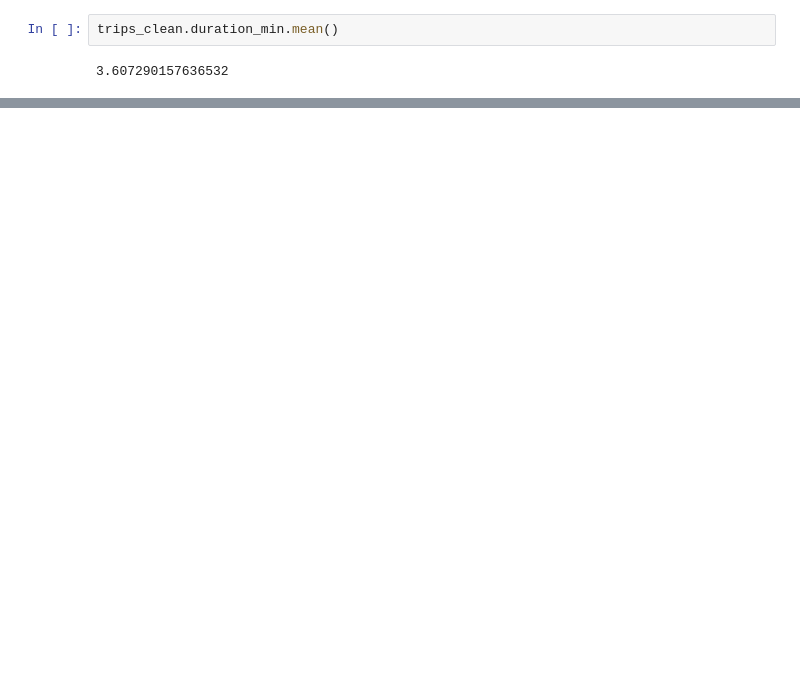
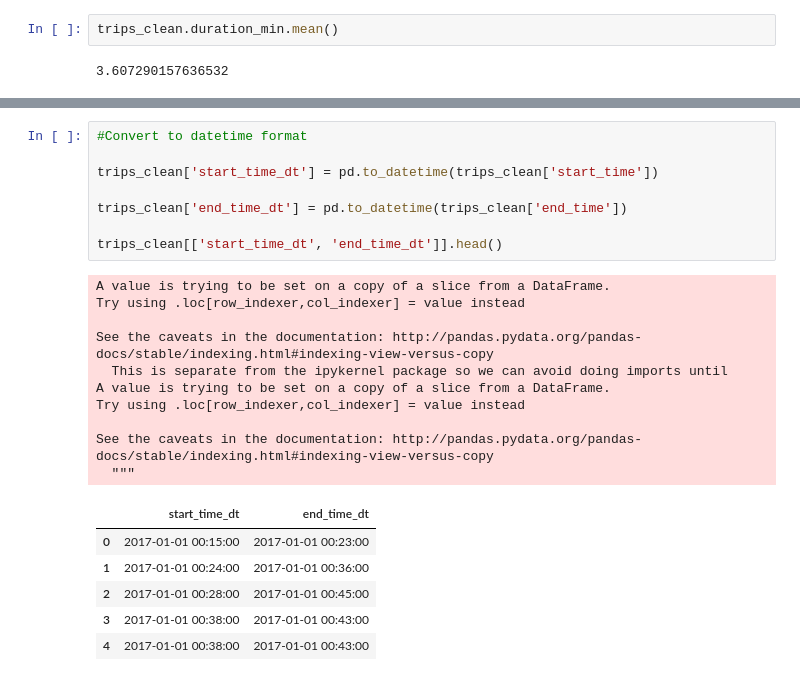
Before and after one commit to aclao89/LA_Metro_Bike, a Jupyter notebook: Untitled.ipynb, the cells around one changed output, grey strips where cells are left out. Cells and saved outputs as stored; diff of their text form; blank space fills up the shorter version.

```diff
--- a/Untitled.ipynb
+++ b/Untitled.ipynb
@@ -182,0 +225,25 @@ trips_clean.duration_min.mean()
+# %%
+#Convert to datetime format
+
+trips_clean['start_time_dt'] = pd.to_datetime(trips_clean['start_time'])
+
+trips_clean['end_time_dt'] = pd.to_datetime(trips_clean['end_time'])
+
+trips_clean[['start_time_dt', 'end_time_dt']].head()
+# %% [output]
+A value is trying to be set on a copy of a slice from a DataFrame.
+Try using .loc[row_indexer,col_indexer] = value instead
+
+See the caveats in the documentation: http://pandas.pydata.org/pandas-docs/stable/indexing.html#indexing-view-versus-copy
+  This is separate from the ipykernel package so we can avoid doing imports until
+A value is trying to be set on a copy of a slice from a DataFrame.
+Try using .loc[row_indexer,col_indexer] = value instead
+
+See the caveats in the documentation: http://pandas.pydata.org/pandas-docs/stable/indexing.html#indexing-view-versus-copy
+  """
+|  | start_time_dt | end_time_dt |
+| 0 | 2017-01-01 00:15:00 | 2017-01-01 00:23:00 |
+| 1 | 2017-01-01 00:24:00 | 2017-01-01 00:36:00 |
+| 2 | 2017-01-01 00:28:00 | 2017-01-01 00:45:00 |
+| 3 | 2017-01-01 00:38:00 | 2017-01-01 00:43:00 |
+| 4 | 2017-01-01 00:38:00 | 2017-01-01 00:43:00 |
```
Also changed, not shown: parts of 11 cells of this notebook.
